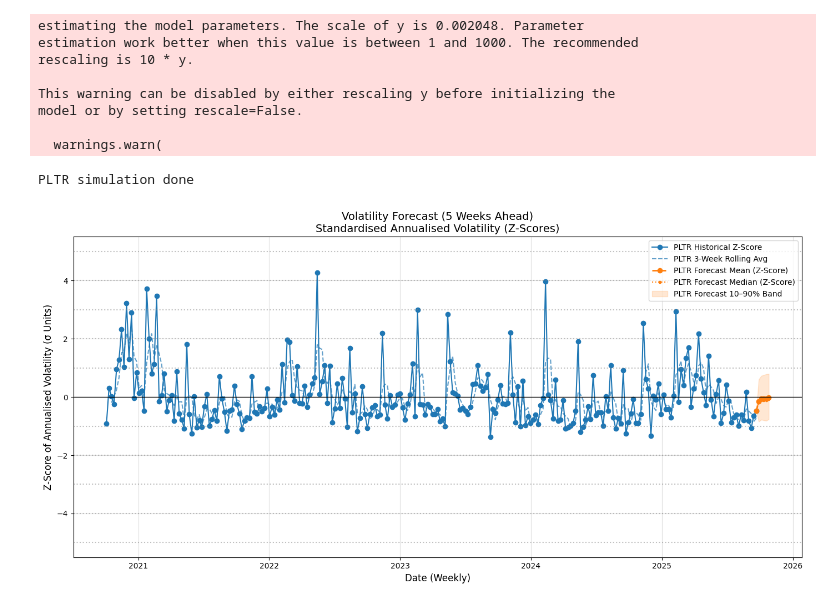
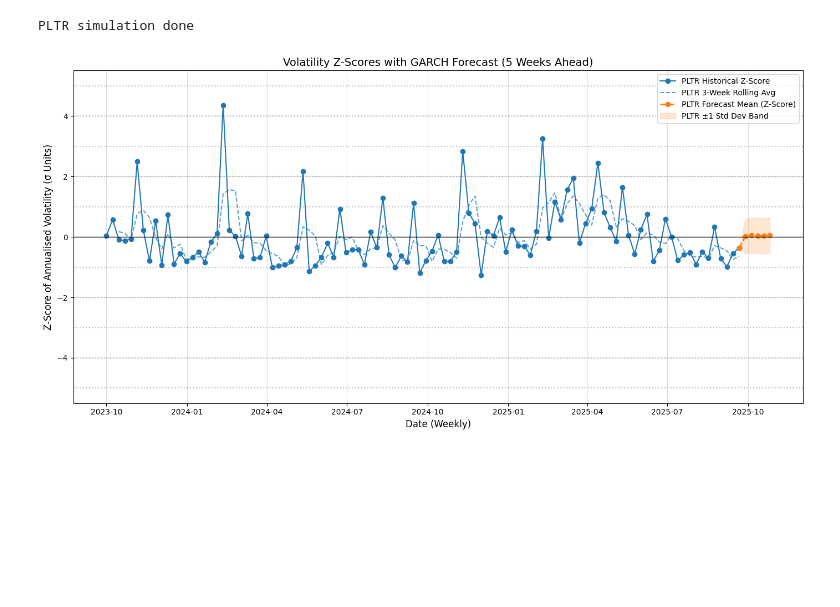
Before and after one commit to garthajon/QuantFinanceIntro, a Jupyter notebook: ZSCORE_GARCH_PREDICTION_WITH_MONTE_CARLO_SIM.ipynb, the cells around one changed output. Saved outputs shown, nothing was run; the diff lists cells and outputs as text; code cells hidden in the pictures; blank space fills up the shorter version.

```diff
--- a/ZSCORE_GARCH_PREDICTION_WITH_MONTE_CARLO_SIM.ipynb
+++ b/ZSCORE_GARCH_PREDICTION_WITH_MONTE_CARLO_SIM.ipynb
@@ -19,6 +19,7 @@ Downloading arch-7.2.0-cp312-cp312-manylinux_2_17_x86_64.manylinux2014_x86_64.wh
 Installing collected packages: arch
 Successfully installed arch-7.2.0
 # %%
+
 import yfinance as yf
 import pandas as pd
 import numpy as np
@@ -28,10 +29,10 @@ from arch import arch_model
 # ---------- PARAMETERS ----------
 tickers = ['PLTR']
 end_date = pd.Timestamp.today()
-start_date = end_date - pd.DateOffset(years=5)
+start_date = end_date - pd.DateOffset(years=2)
 n_weeks = 5
 trading_days_per_week = 5
-horizon_days = n_weeks * trading_days_per_week  # 50 trading days
+horizon_days = n_weeks * trading_days_per_week
 n_sims = 2000
 seed = 42
 
@@ -42,7 +43,7 @@ df = yf.download(tickers, start=start_date, end=end_date, progress=False)['Close
 returns = df.pct_change().dropna()  # decimal returns (e.g. 0.01 = 1%)
 
 # ---------- HISTORICAL WEEKLY REALISED VOL & Z-SCORE ----------
-weekly_std = returns.resample('W').std() * np.sqrt(252)   # weekly annualised vol (decimal)
+weekly_std = returns.resample('W').std() * np.sqrt(252)
 standardised = pd.DataFrame(index=weekly_std.index)
 zscore_params = {}
 
@@ -54,17 +55,23 @@ for t in tickers:
 
 rolling_avg3 = standardised.rolling(window=3, min_periods=3).mean()
 
-# ---------- FIT GARCH(1,1) on DECIMAL RETURNS ----------
+# ---------- FIT GARCH & MONTE CARLO SIMULATION (WITH SCALING) ----------
 results_store = {}
+scale_factor = 100  # scale returns to ~1–100 for stable GARCH estimation
+
 for ticker in tickers:
-    am = arch_model(returns[ticker], vol='Garch', p=1, q=1, mean='Zero')
+    # Scale returns
+    scaled_returns = returns[ticker] * scale_factor
+
+    # Fit GARCH(1,1)
+    am = arch_model(scaled_returns, vol='Garch', p=1, q=1, mean='Zero')
     res = am.fit(disp='off')
 
     omega = res.params.get('omega', res.params.iloc[0])
     alpha = res.params.get('alpha[1]', res.params.iloc[1])
     beta  = res.params.get('beta[1]', res.params.iloc[2])
 
-    last_sigma = res.conditional_volatility[-1]
+    last_sigma = res.conditional_volatility[-1]  # in scaled units
     last_resid = res.resid[-1]
 
     sims_weekly_z = np.zeros((n_sims, n_weeks))
@@ -81,7 +88,7 @@ for ticker in tickers:
             z = np.random.normal()
             eps = sigma_next * z
             sigma = sigma_next
-            sim_returns[day] = eps
+            sim_returns[day] = eps / scale_factor  # convert back to decimal units
 
         week_vols = []
         for w in range(n_weeks):
@@ -98,11 +105,13 @@ for ticker in tickers:
         week_z = (week_vols - mu_hist) / sigma_hist
         sims_weekly_z[s, :] = week_z
 
+    # compute mean and std across simulations for each week
+    mean_z = np.mean(sims_weekly_z, axis=0)
+    std_z  = np.std(sims_weekly_z, axis=0, ddof=0)
+
     results_store[ticker] = {
-        'mean': np.mean(sims_weekly_z, axis=0),
-        'median': np.percentile(sims_weekly_z, 50, axis=0),
-        'q10': np.percentile(sims_weekly_z, 10, axis=0),
-        'q90': np.percentile(sims_weekly_z, 90, axis=0),
+        'mean': mean_z,
+        'std': std_z
     }
 
     print(f"{ticker} simulation done")
@@ -111,48 +120,40 @@ for ticker in tickers:
 plt.figure(figsize=(14,7))
 colors = plt.cm.tab10.colors
 
 for i, ticker in enumerate(tickers):
     # historical
     plt.plot(standardised.index, standardised[ticker], marker='o', color=colors[i], label=f'{ticker} Historical Z-Score')
     plt.plot(rolling_avg3.index, rolling_avg3[ticker], linestyle='--', color=colors[i], alpha=0.7, label=f'{ticker} 3-Week Rolling Avg')
 
     last_actual = standardised[ticker].iloc[-1]
     last_date = standardised.index[-1]
     forecast_index = pd.date_range(last_date, periods=n_weeks+1, freq='W')
 
+    # mean ±1 std
     mean_series = np.concatenate([[last_actual], results_store[ticker]['mean']])
-    median_series = np.concatenate([[last_actual], results_store[ticker]['median']])
-    q10_series = np.concatenate([[last_actual], results_store[ticker]['q10']])
-    q90_series = np.concatenate([[last_actual], results_store[ticker]['q90']])
+    std_series  = np.concatenate([[0], results_store[ticker]['std']])  # 0 for last actual
+
+    upper = mean_series + std_series
+    lower = mean_series - std_series
 
     forecast_color = colors[(i+1) % len(colors)]
     plt.plot(forecast_index, mean_series, linestyle='--', color=forecast_color, linewidth=2, marker='o', label=f"{ticker} Forecast Mean (Z-Score)")
-    plt.plot(forecast_index, median_series, linestyle=':', color=forecast_color, linewidth=1.5, marker='.', label=f"{ticker} Forecast Median (Z-Score)")
-    plt.fill_between(forecast_index, q10_series, q90_series, color=forecast_color, alpha=0.18, label=f"{ticker} Forecast 10–90% Band")
+    plt.fill_between(forecast_index, lower, upper, color=forecast_color, alpha=0.18, label=f"{ticker} ±1 Std Dev Band")
 
 # reference lines
 plt.axhline(0, color='black', linestyle='-', linewidth=1)
 for k in range(1,6):
     plt.axhline(k, color='grey', linestyle=':', alpha=0.5)
     plt.axhline(-k, color='grey', linestyle=':', alpha=0.5)
 
-# ---------- TITLES AND LABELS ----------
-plt.title(f'Volatility Forecast ({n_weeks} Weeks Ahead)\nStandardised Annualised Volatility (Z-Scores)', fontsize=14)
+# titles and labels
+plt.title(f'Volatility Z-Scores with GARCH Forecast ({n_weeks} Weeks Ahead)', fontsize=14)
 plt.xlabel('Date (Weekly)', fontsize=12)
 plt.ylabel('Z-Score of Annualised Volatility (σ Units)', fontsize=12)
-
 plt.legend()
 plt.grid(True, alpha=0.4)
 plt.tight_layout()
 plt.show()
 # %% [output]
-estimating the model parameters. The scale of y is 0.002048. Parameter
-estimation work better when this value is between 1 and 1000. The recommended
-rescaling is 10 * y.
-
-This warning can be disabled by either rescaling y before initializing the
-model or by setting rescale=False.
-
-  warnings.warn(
+PLTR simulation done
-PLTR simulation done
-[figure, old version]
+[figure, new version]
```
